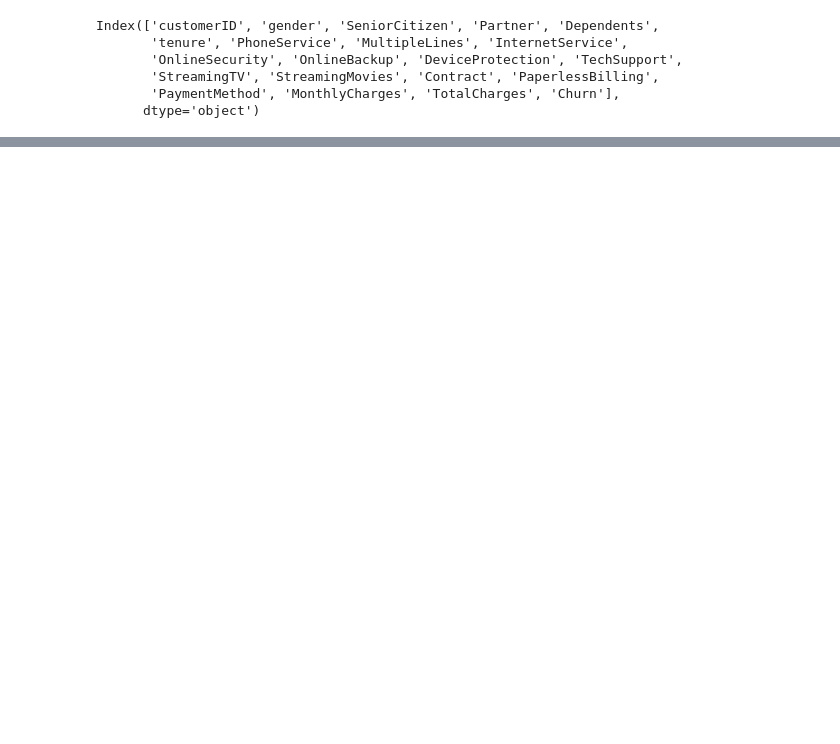
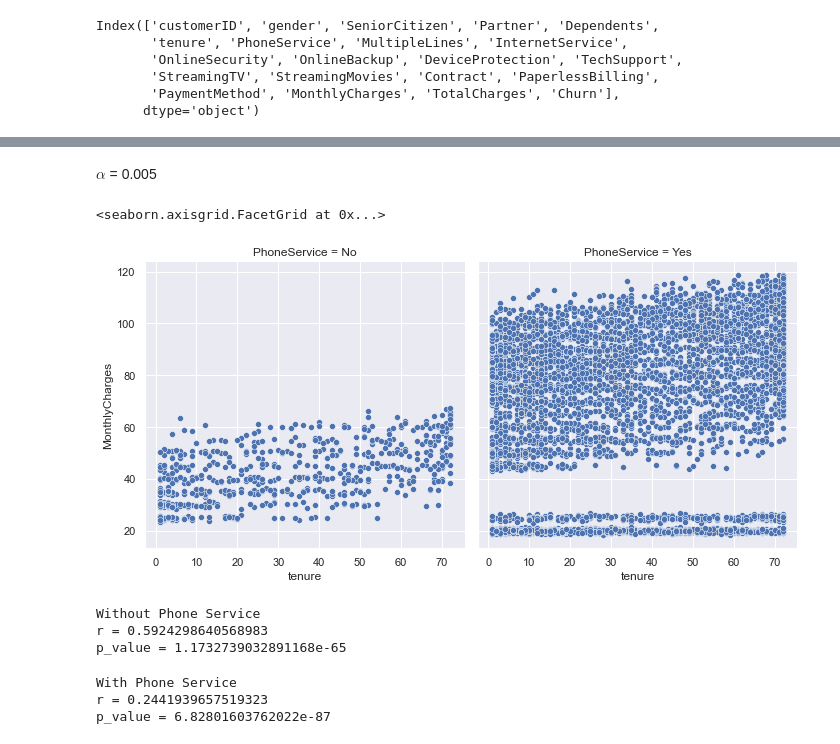
Before and after one commit to mijailmariano/statistics-exercises, a Jupyter notebook: hypothesis_testing.ipynb, the cells around one changed output, grey strips where cells are left out. Drawn from its saved outputs; the diff is of its cells as text; code cells hidden in the pictures; blank space fills up the shorter version.

```diff
--- a/hypothesis_testing.ipynb
+++ b/hypothesis_testing.ipynb
@@ -756,0 +788,9 @@ Index(['customerID', 'gender', 'SeniorCitizen', 'Partner', 'Dependents',
+# %% [markdown]
+$\alpha$ = 0.005
+# %%
+# plotting the two dataframes (with/without Phone Service)
+
+sns.relplot(data=telco_df, x = "tenure", y = "MonthlyCharges", col = "PhoneService")
+# %% [output]
+<seaborn.axisgrid.FacetGrid at 0x...>
+[figure, added]
@@ -756,0 +801,26 @@ Index(['customerID', 'gender', 'SeniorCitizen', 'Partner', 'Dependents',
+# %%
+r1, p_value1 = stats.stats.pearsonr(x, y)
+r1, p_value1
+
+print("Without Phone Service")
+print("r =", r1)
+print("p_value =", p_value1)
+# %% [output]
+Without Phone Service
+r = 0.5924298640568983
+p_value = 1.1732739032891168e-65
+# %%
+# With Phone Service
+
+r2, p_value2 = stats.stats.pearsonr(yes_phone.tenure, yes_phone.MonthlyCharges)
+print("With Phone Service")
+print("r =", r2)
+print("p_value =", p_value2, "\n")
+
+
+# meaning: having phone service is a worse predicter of avg. monthly charges
+# reason(s): fluctations in phone usage
+# %% [output]
+With Phone Service
+r = 0.2441939657519323
+p_value = 6.82801603762022e-87
```
Also changed, not shown: parts of 85 cells of this notebook, 1 other file.
